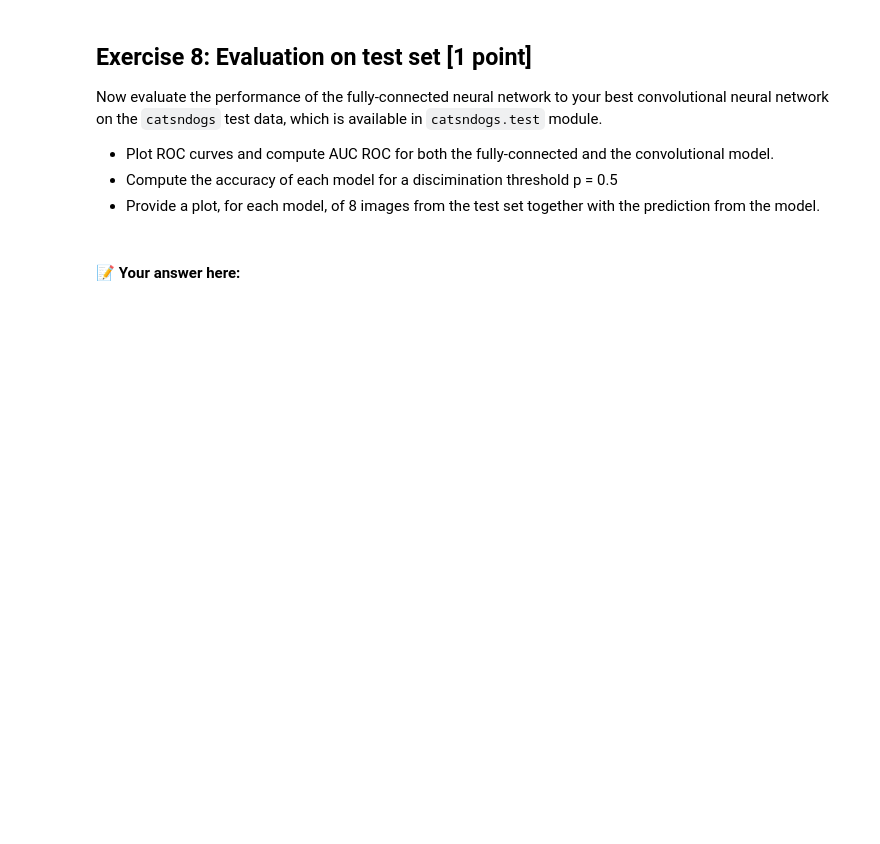
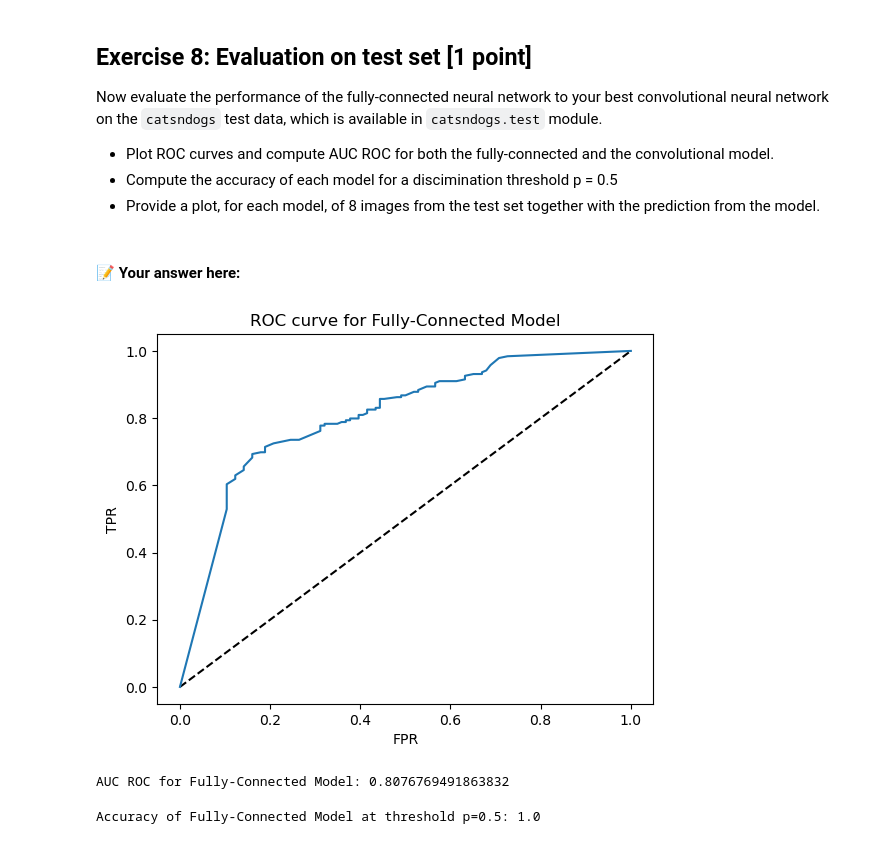
Before and after one commit to shilp31/233, a Jupyter notebook: HW3_2024.ipynb, the cells around one changed output. Saved outputs shown, nothing was run; the diff lists cells and outputs as text; code cells hidden in the pictures; blank space fills up the shorter version.

```diff
--- a/HW3_2024.ipynb
+++ b/HW3_2024.ipynb
@@ -1095,3 +1100,18 @@ Now evaluate the performance of the fully-connected neural network to your best
 - Provide a plot, for each model, of 8 images from the test set together with the prediction from the model.
 # %% [markdown]
 #### 📝 Your answer here:
+# %%
+fpr_fc, tpr_fc = receiver_operating_characteristic(fc_model, validation_loader_catsndogs, np.linspace(0, 1, 101))
+plot_ROC(fpr_fc, tpr_fc)
+plt.title("ROC curve for Fully-Connected Model")
+plt.show()
+auc_fc = auc_roc(fpr_fc, tpr_fc)
+print("AUC ROC for Fully-Connected Model:", auc_fc)
+# %% [output]
+[figure, added]
+AUC ROC for Fully-Connected Model: 0.8076769491863832
+# %%
+accuracy_fc = tpr_fc[np.where(fpr_fc >= 0.5)[0][0]]
+print("Accuracy of Fully-Connected Model at threshold p=0.5:", accuracy_fc)
+# %% [output]
+Accuracy of Fully-Connected Model at threshold p=0.5: 1.0
```
Also changed, not shown: parts of 14 cells of this notebook.
